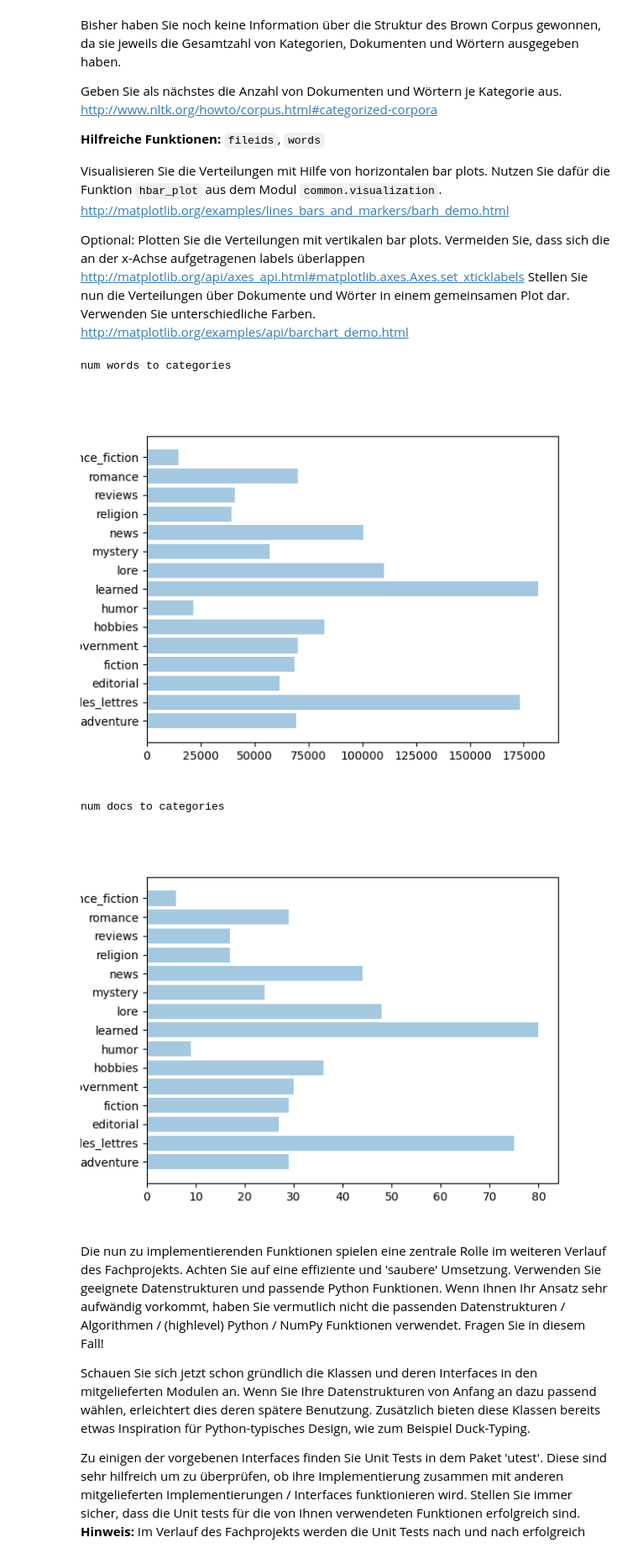
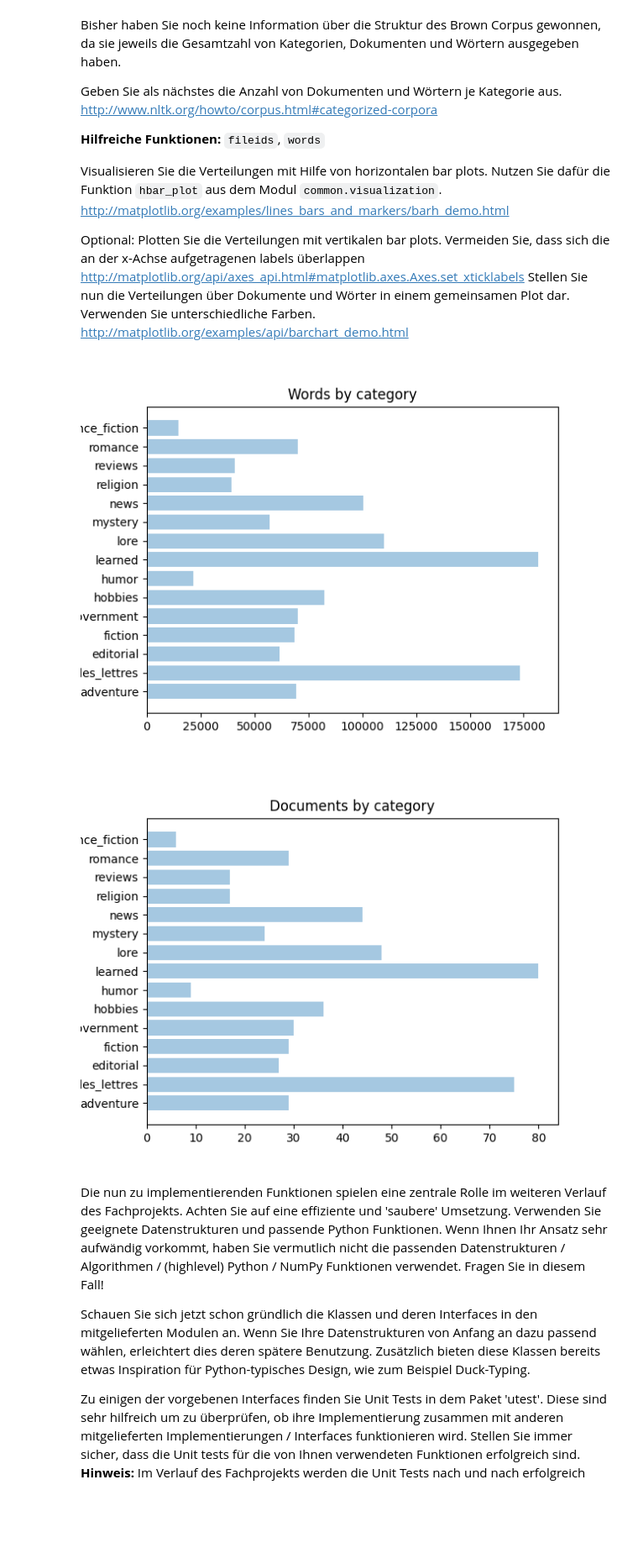
Before and after one commit to magdyamr542/fachprojekt, a Jupyter notebook: aufgabe1/aufgabe01.ipynb, the cells around one changed output. Shown at 84% size. Drawn from its saved outputs; the diff is of its cells as text; code cells hidden in the pictures; blank space fills up the shorter version.

```diff
--- a/aufgabe1/aufgabe01.ipynb
+++ b/aufgabe1/aufgabe01.ipynb
@@ -108,14 +72,19 @@ for category in brown_categories:
-# %%
-from common.visualization import hbar_plot
-print("num words to categories")
-hbar_plot(cat_num_words , cat_label)
-print("num docs to categories")
-hbar_plot(cat_num_docs , cat_label)
-# %% [output]
-num words to categories
-[figure, removed]
-num docs to categories
-[figure, removed]
+# %%
+from common.visualization import hbar_plot
+
+words_by_cat = []
+documents_by_cat = []
+
+for cat in brown_categories:
+    words_by_cat.append(len(brown.words(categories=cat)))
+    documents_by_cat.append(len(brown.fileids(categories=cat)))
+
+
+hbar_plot(words_by_cat, brown_categories, title="Words by category")
+hbar_plot(documents_by_cat, brown_categories, title="Documents by category")
+# %% [output]
+[figure, added]
+[figure, added]
 # %% [markdown]
 Die nun zu implementierenden Funktionen spielen eine zentrale Rolle im weiteren Verlauf des Fachprojekts. Achten Sie auf eine effiziente und 'saubere' Umsetzung. Verwenden Sie geeignete Datenstrukturen und passende Python Funktionen. Wenn Ihnen Ihr Ansatz sehr aufwändig vorkommt, haben Sie vermutlich nicht die passenden Datenstrukturen / Algorithmen / (highlevel) Python / NumPy Funktionen verwendet. Fragen Sie in diesem Fall!
 
```
Also changed, not shown: parts of 12 cells of this notebook, 1 other file.
